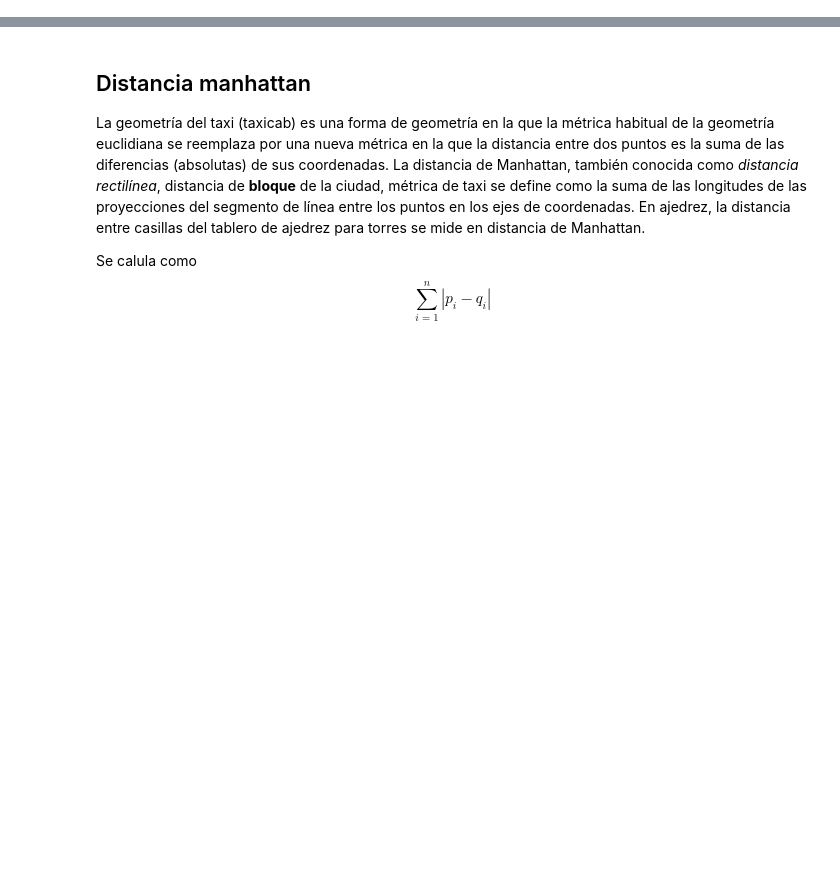
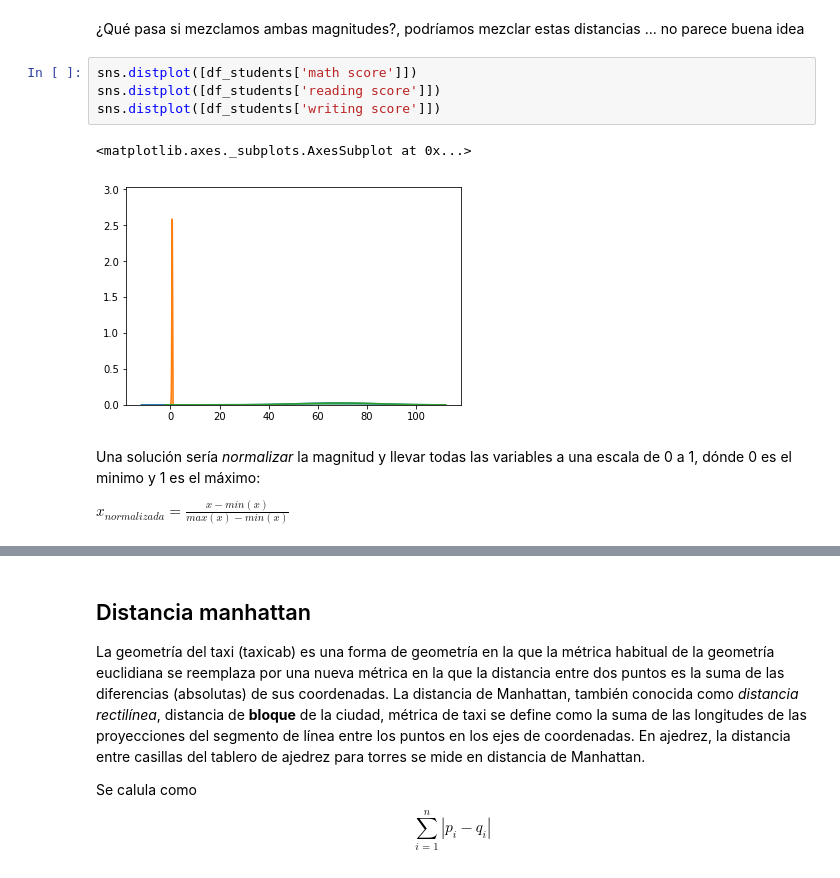
Before and after one commit to davidreyblanco/ml-training, a Jupyter notebook: distances/Distancias y medidas de proximidad.ipynb, the cells around one changed output, grey strips where cells are left out. Drawn from its saved outputs; the diff is of its cells as text; blank space fills up the shorter version.

```diff
--- a/distances/Distancias y medidas de proximidad.ipynb
+++ b/distances/Distancias y medidas de proximidad.ipynb
@@ -23,0 +133,13 @@ Sin embargo en los conjuntos de datos tenemos datos de distinta naturaleza, como
+# %% [markdown]
+¿Qué pasa si mezclamos ambas magnitudes?, podríamos mezclar estas distancias ... no parece buena idea
+# %%
+sns.distplot([df_students['math score']])
+sns.distplot([df_students['reading score']])
+sns.distplot([df_students['writing score']])
+# %% [output]
+<matplotlib.axes._subplots.AxesSubplot at 0x...>
+[figure, added]
+# %% [markdown]
+Una solución sería *normalizar* la magnitud y llevar todas las variables a una escala de 0 a 1, dónde 0 es el minimo y 1 es el máximo:
+
+$ x_{normalizada} = \frac{x - min(x)}{max(x)-min(x)}$
```
Also changed, not shown: parts of 39 cells of this notebook, 1 other file.
